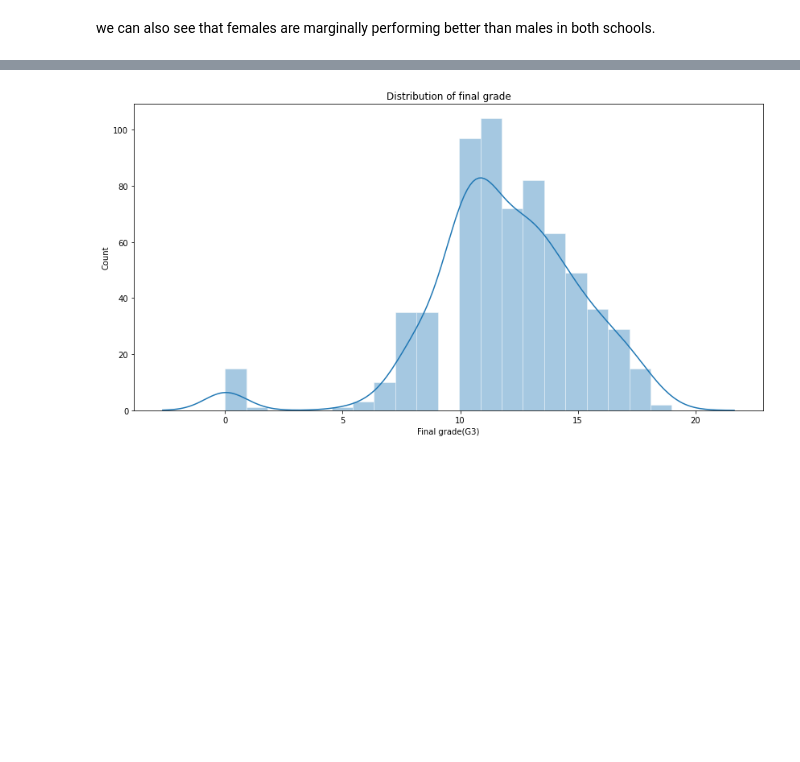
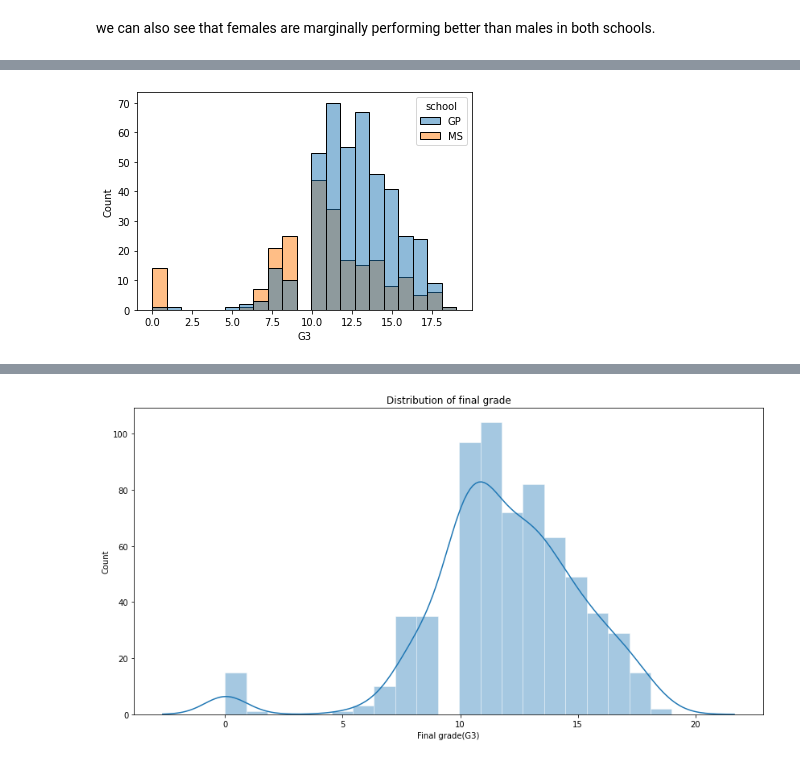
Before and after one commit to ToluAnnie/student-prediction-performance, a Jupyter notebook: numpy_project.ipynb, the cells around one changed output, grey strips where cells are left out. Drawn from its saved outputs; the diff is of its cells as text; code cells hidden in the pictures; blank space fills up the shorter version.

```diff
--- a/numpy_project.ipynb
+++ b/numpy_project.ipynb
@@ -217,0 +228,4 @@ we can also see that females are marginally performing better than males in both
+# %%
+sns.histplot(data=df, x="G3", hue="school");
+# %% [output]
+[figure, added]
```
Also changed, not shown: parts of 6 cells of this notebook.
